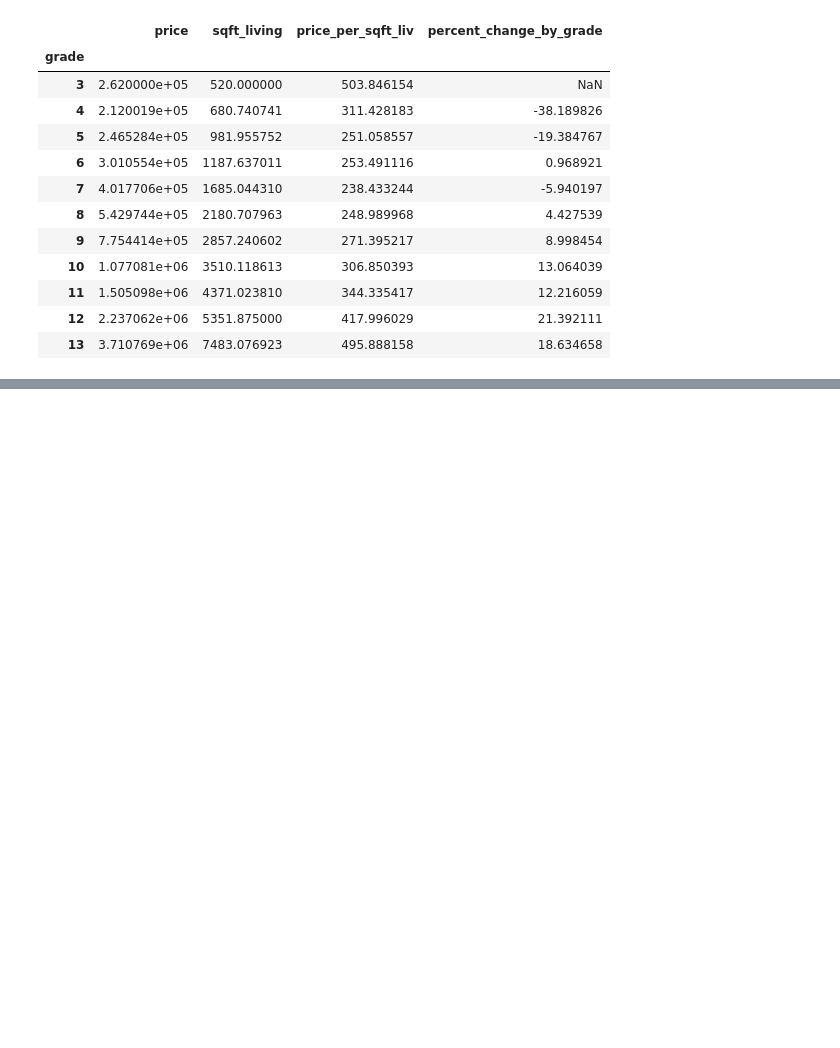
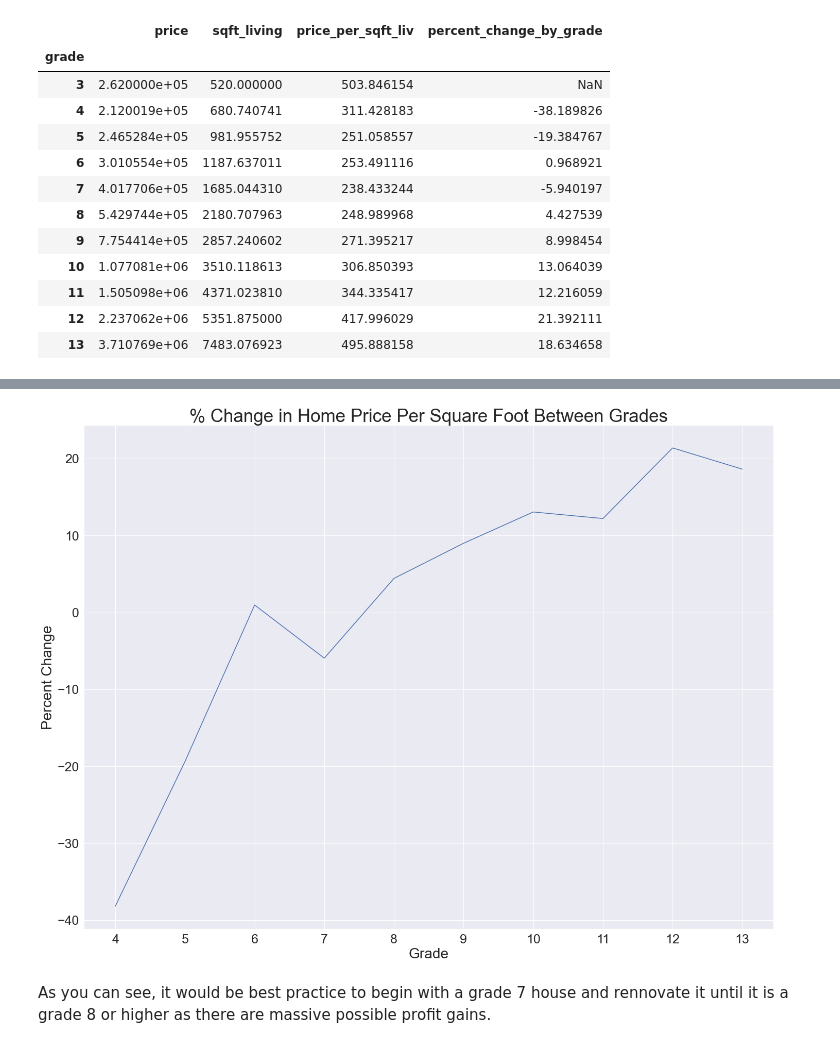
Before and after one commit to soohojp/Phase2_Project, a Jupyter notebook: Price_Grade_Sqft.ipynb, the cells around one changed output, grey strips where cells are left out. Saved outputs shown, nothing was run; the diff lists cells and outputs as text; code cells hidden in the pictures; blank space fills up the shorter version.

```diff
--- a/Price_Grade_Sqft.ipynb
+++ b/Price_Grade_Sqft.ipynb
@@ -120,0 +136,13 @@ plt.tick_params(axis='both', which='major', labelsize=14)
+# %%
+
+ax = sns.lineplot(x=ind, y = avg_price_by_grade.percent_change_by_grade)
+sns.set(rc = {'figure.figsize': (24,18)})
+ax.set_xlabel("Grade", fontsize = 28)
+ax.set_ylabel("Percent Change", fontsize = 28)
+ax.set_title("% Change in Home Price Per Square Foot Between Grades", fontsize = 35)
+ax.set_xticks(range(4,14,1))
+plt.tick_params(axis='both', which='major', labelsize=25)
+# %% [output]
+[figure, added]
+# %% [markdown]
+As you can see, it would be best practice to begin with a grade 7 house and rennovate it until it is a grade 8 or higher as there are massive possible profit gains.
```
Also changed, not shown: parts of 11 cells of this notebook.
